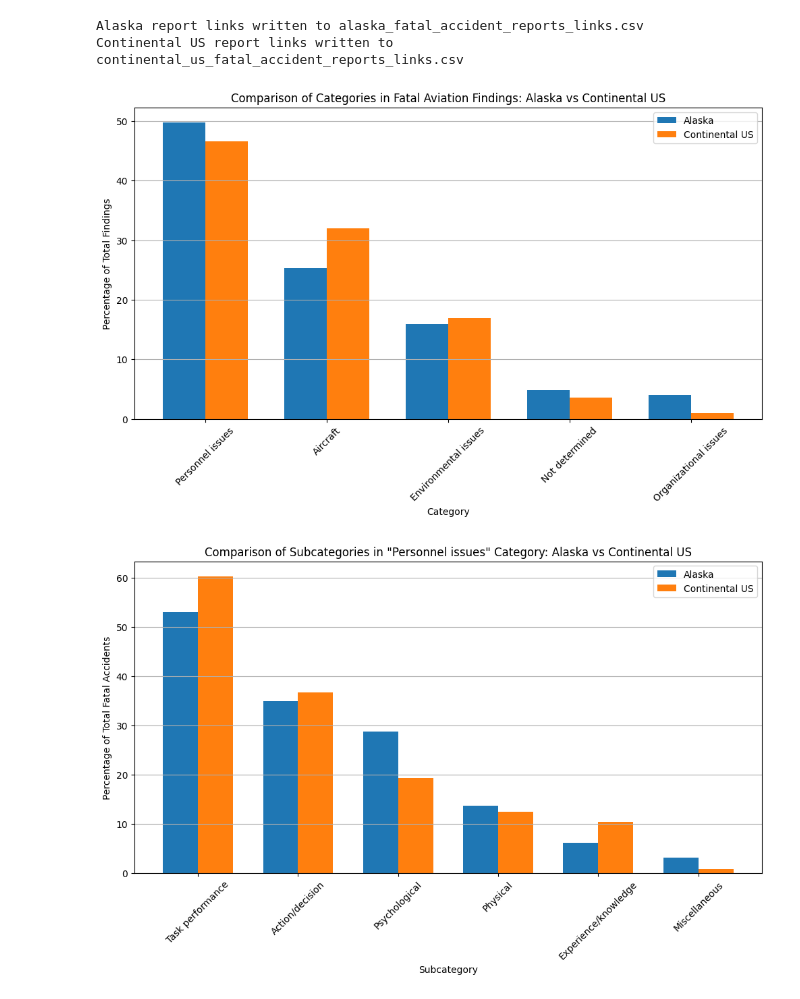
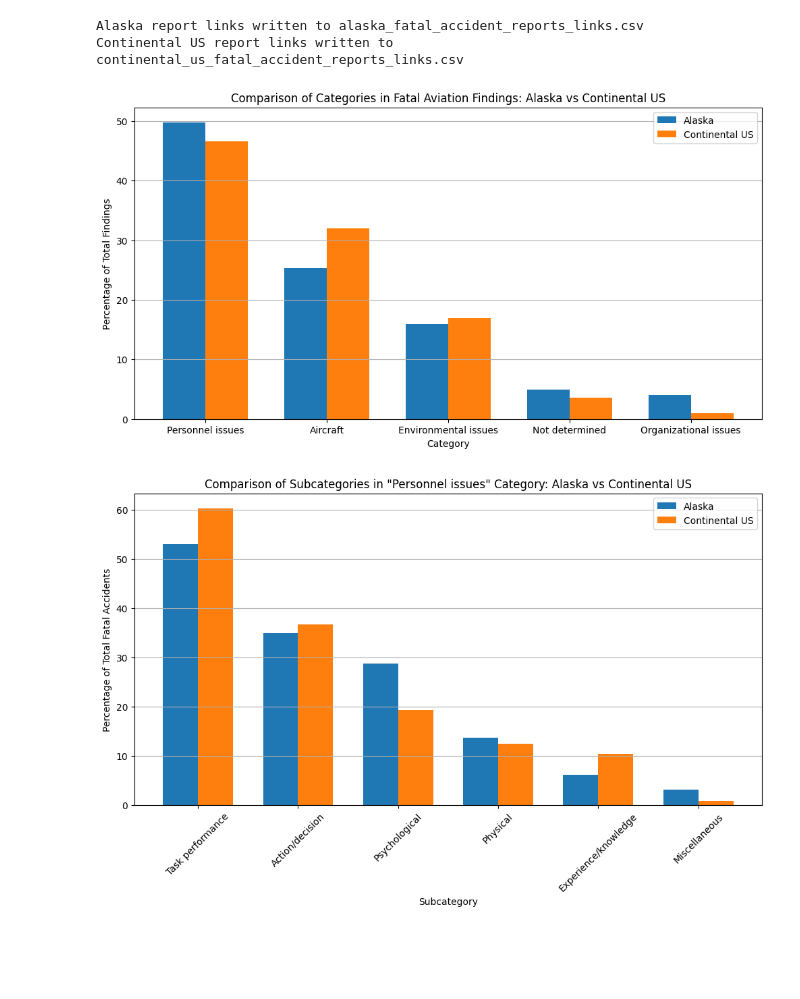
Before and after one commit to zack-khan/alaska_aviation_data_analysis, a Jupyter notebook: alaskaAnalysis.ipynb, the cells around one changed output. Saved outputs shown, nothing was run; the diff lists cells and outputs as text; code cells hidden in the pictures; blank space fills up the shorter version.

```diff
--- a/alaskaAnalysis.ipynb
+++ b/alaskaAnalysis.ipynb
@@ -226,35 +230,35 @@ alaska_df = alaska_category_percentages.reset_index()
 alaska_df.columns = ['Category', 'Alaska_Percentage']
 
 cont_us_df = cont_us_category_percentages.reset_index()
 cont_us_df.columns = ['Category', 'US_Percentage']
 
 # Merge the two DataFrames on Category
 combined_df = pd.merge(alaska_df, cont_us_df, on='Category', how='outer')
 
 # Replace NaN values with 0 (for categories that might exist in one region but not in the other)
 combined_df.fillna(0, inplace=True)
 
 # Plotting side-by-side bar chart
 fig, ax = plt.subplots(figsize=(12, 6))
 width = 0.35  # width of the bars
 
 # Setting the positions of the bars
 ind = np.arange(len(combined_df))
 ax.bar(ind - width/2, combined_df['Alaska_Percentage'], width, label='Alaska')
 ax.bar(ind + width/2, combined_df['US_Percentage'], width, label='Continental US')
 
 # Add some text for labels, title, and custom x-axis tick labels, etc.
 ax.set_xlabel('Category')
 ax.set_ylabel('Percentage of Total Findings')
 ax.set_title('Comparison of Categories in Fatal Aviation Findings: Alaska vs Continental US')
 ax.set_xticks(ind)
-ax.set_xticklabels(combined_df['Category'], rotation=45)
+ax.set_xticklabels(combined_df['Category'], rotation=0)
 ax.legend()
 
 plt.grid(axis='y')
 plt.show()
 # %% [output]
-[figure, old version]
+[figure, new version]
 # %%
 import numpy as np
 import pandas as pd
```
Also changed, not shown: parts of 1 cell of this notebook, 6 other files.
